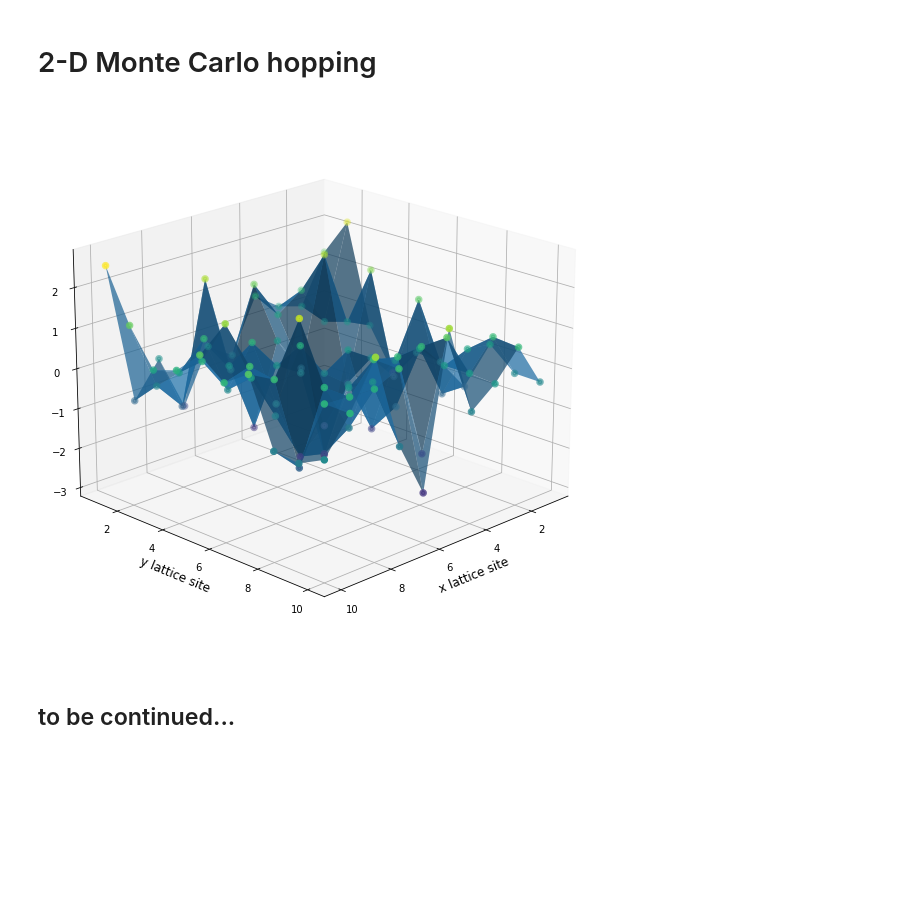
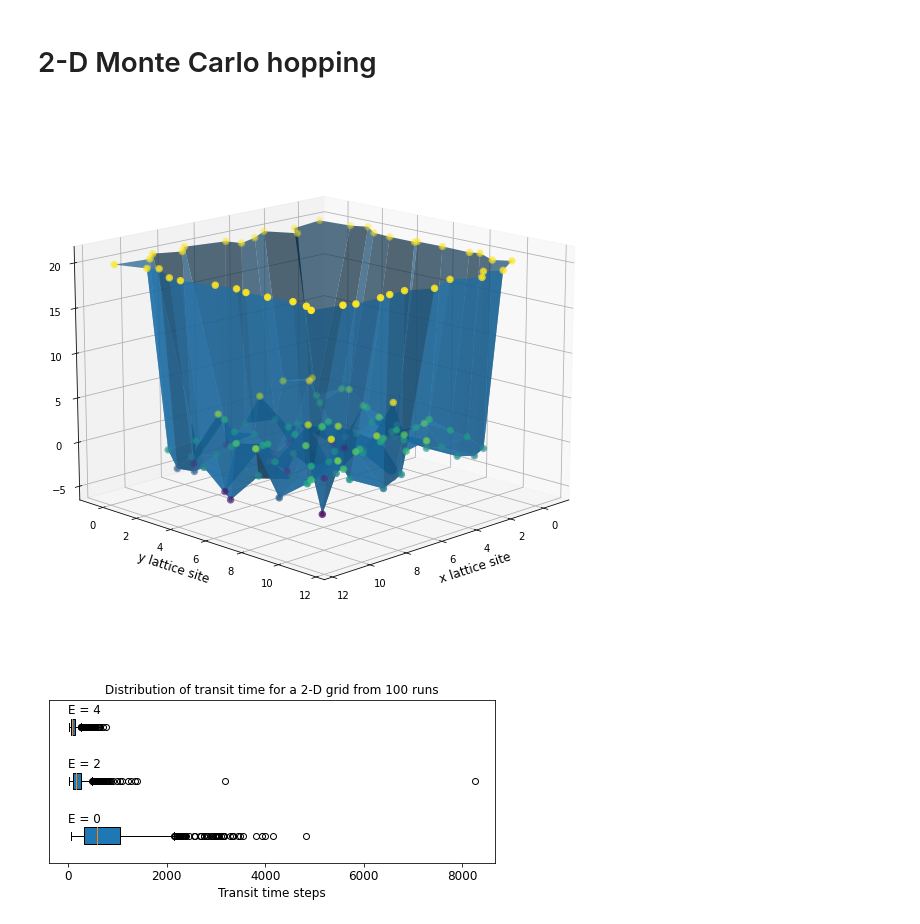
Before and after one commit to nataliemica/Monte-Carlo, a Jupyter notebook: monte_carlo_testing.ipynb, the cells around one changed output. Cells and saved outputs as stored; diff of their text form; code cells hidden in the pictures; blank space fills up the shorter version.

```diff
--- a/monte_carlo_testing.ipynb
+++ b/monte_carlo_testing.ipynb
@@ -113,18 +117,36 @@ ax.plot_surface(X, Y, Z, alpha=0.7)
 ax.scatter(X, Y, Z, c=Z, linewidth=3.0)
 plt.xlabel('x lattice site', fontsize=12)
 plt.ylabel('y lattice site', fontsize=12)
-ax.view_init(20,45)
+ax.view_init(85,45)
 plt.savefig('2D_grid.png')
 plt.show()
-# %% [output]
-[figure, removed]
 # %%
 def initialize(posVar, Evar, size):
-    x = [a+norm.rvs(scale=posVar, size=1)[0] for a in range(size)]
-    y = [b+norm.rvs(scale=posVar, size=1)[0] for b in range(size)]
-    pos_X, pos_Y = np.meshgrid(x, y)
-    energy = norm.rvs(scale=Evar, size=size**2).reshape(size, size)
-    grid = [[pos_X[s], pos_Y[s]] for s in range(size)]
-    return pos_X, pos_Y, energy
+    x, y = np.arange(size+2), np.arange(size+2)
+    X, Y = np.meshgrid(x, y)
+    # rewriting X and Y to include the positional disorder
+    X = np.round([[elem+norm.rvs(scale=posVar, size=1)[0] for elem in X[i]] for i in np.arange(size+2)], decimals=3)
+    Y = np.round([[elem+norm.rvs(scale=posVar, size=1)[0] for elem in Y[j]] for j in np.arange(size+2)], decimals=3)
+    energy = np.round(norm.rvs(scale=Evar, size=size**2).reshape(size, size), decimals=3)
+    # creating a boundary around the grid
+    Ewall = Evar*10
+    energy = np.insert(energy, 0, Ewall, axis=1)
+    energy = np.insert(energy, len(X)-1, Ewall, axis=1)
+    edge = [Ewall]*(size+2)
+    energy = np.insert(energy, 0, edge, axis=0)
+    energy = np.append(energy, [edge], axis=0)
+    return X, Y, energy
+
+X, Y, Z = initialize(0.3, 2, 10)
+
+plt.figure(figsize=(10,10))
+ax = plt.axes(projection='3d')
+ax.plot_surface(X, Y, Z, alpha=0.7)
+ax.scatter(X, Y, Z, c=Z, linewidth=3.0, vmax=4)
+plt.xlabel('x lattice site', fontsize=12)
+plt.ylabel('y lattice site', fontsize=12)
+ax.view_init(15,45)
+plt.savefig('2D_grid_with_boundary.png')
+plt.show()
+# %% [output]
+[figure, added]
-# %% [markdown]
-## to be continued...
@@ -130,0 +248,13 @@ def initialize(posVar, Evar, size):
+# %%
+plt.figure(figsize=(8,3))
+plt.boxplot([transits_0, transits_2, transits_4], vert=False, patch_artist=True)
+plt.xlabel('Transit time steps', fontsize=12)
+plt.xticks(fontsize=12)
+plt.yticks([])
+plt.title('Distribution of transit time for a 2-D grid from 100 runs')
+plt.text(0,1.25,'E = 0', fontsize=12)
+plt.text(0,2.25,'E = 2', fontsize=12)
+plt.text(0,3.25,'E = 4', fontsize=12)
+plt.show()
+# %% [output]
+[figure, added]
```
Also changed, not shown: parts of 10 cells of this notebook, 4 other files.
